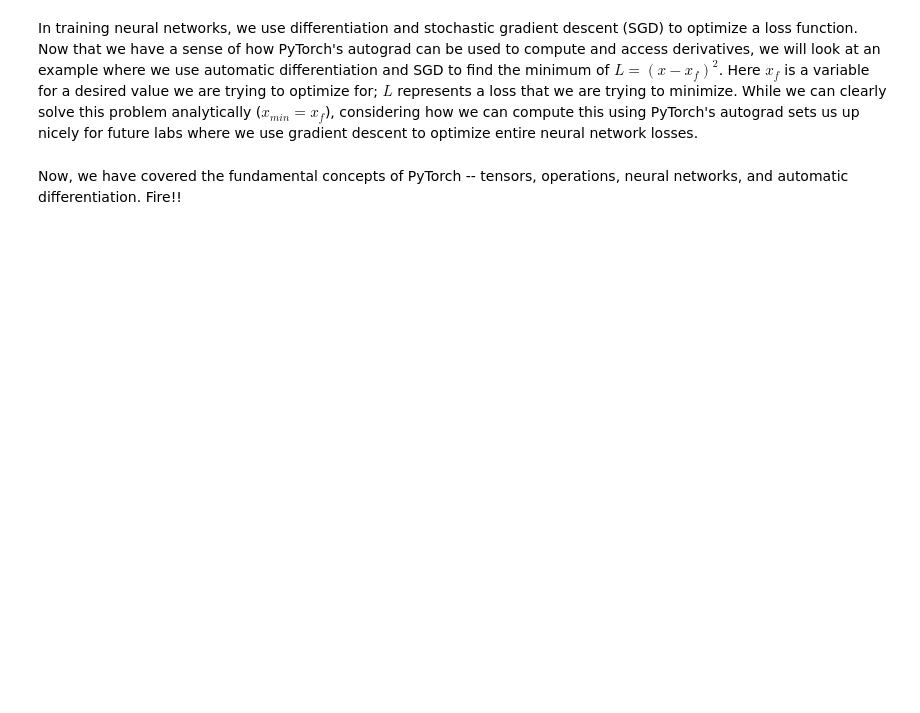
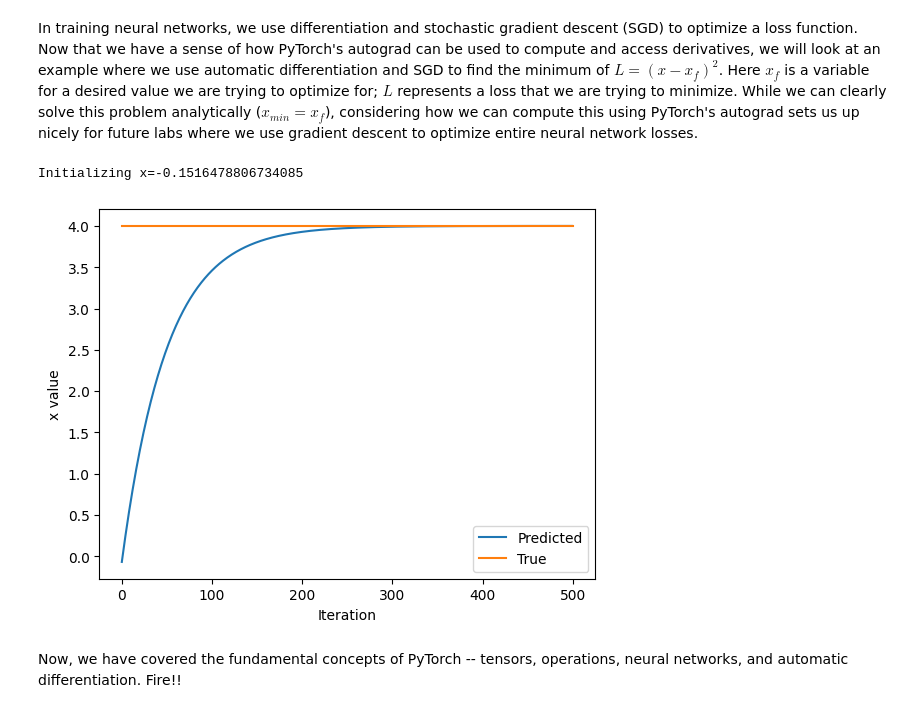
Before and after one commit to FelixLatzer/Deeplearning_course, a Jupyter notebook: lab1/PT_Part1_Intro.ipynb, the cells around one changed output. Cells and saved outputs as stored; diff of their text form; code cells hidden in the pictures; blank space fills up the shorter version.

```diff
--- a/lab1/PT_Part1_Intro.ipynb
+++ b/lab1/PT_Part1_Intro.ipynb
@@ -317,33 +346,36 @@ In training neural networks, we use differentiation and stochastic gradient desc
 x = torch.randn(1)
 print(f"Initializing x={x.item()}")
 
 learning_rate = 1e-2  # Learning rate
 history = []
 x_f = 4  # Target value
 
 
 # We will run gradient descent for a number of iterations. At each iteration, we compute the loss,
 #   compute the derivative of the loss with respect to x, and perform the update.
 for i in range(500):
     x = torch.tensor([x], requires_grad=True)
 
     # TODO: Compute the loss as the square of the difference between x and x_f
-    loss = # TODO
+    loss = (x - x_f) ** 2
 
     # Backpropagate through the loss to compute gradients
     loss.backward()
 
     # Update x with gradient descent
     x = x.item() - learning_rate * x.grad
 
     history.append(x.item())
 
 # Plot the evolution of x as we optimize toward x_f!
 plt.plot(history)
 plt.plot([0, 500], [x_f, x_f])
 plt.legend(('Predicted', 'True'))
 plt.xlabel('Iteration')
 plt.ylabel('x value')
 plt.show()
+# %% [output]
+Initializing x=-0.1516478806734085
+[figure, added]
 # %% [markdown]
 Now, we have covered the fundamental concepts of PyTorch -- tensors, operations, neural networks, and automatic differentiation. Fire!!
```
Also changed, not shown: parts of 13 cells of this notebook.
